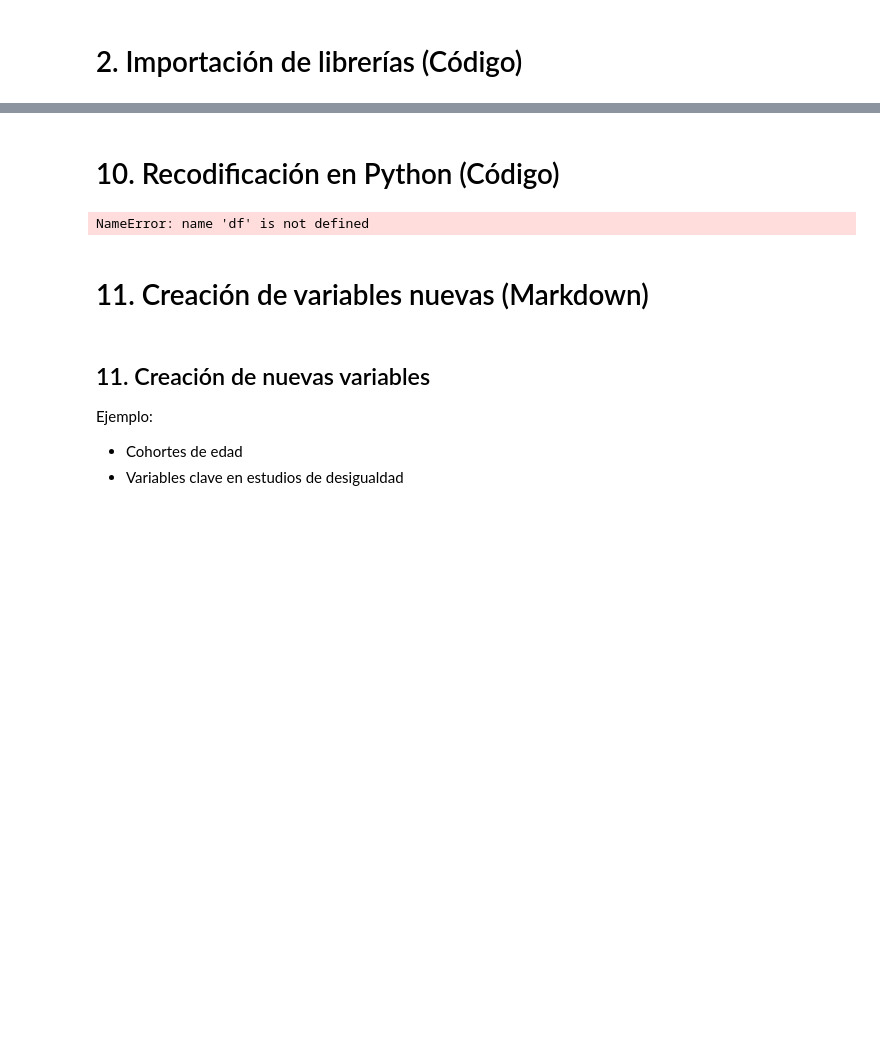
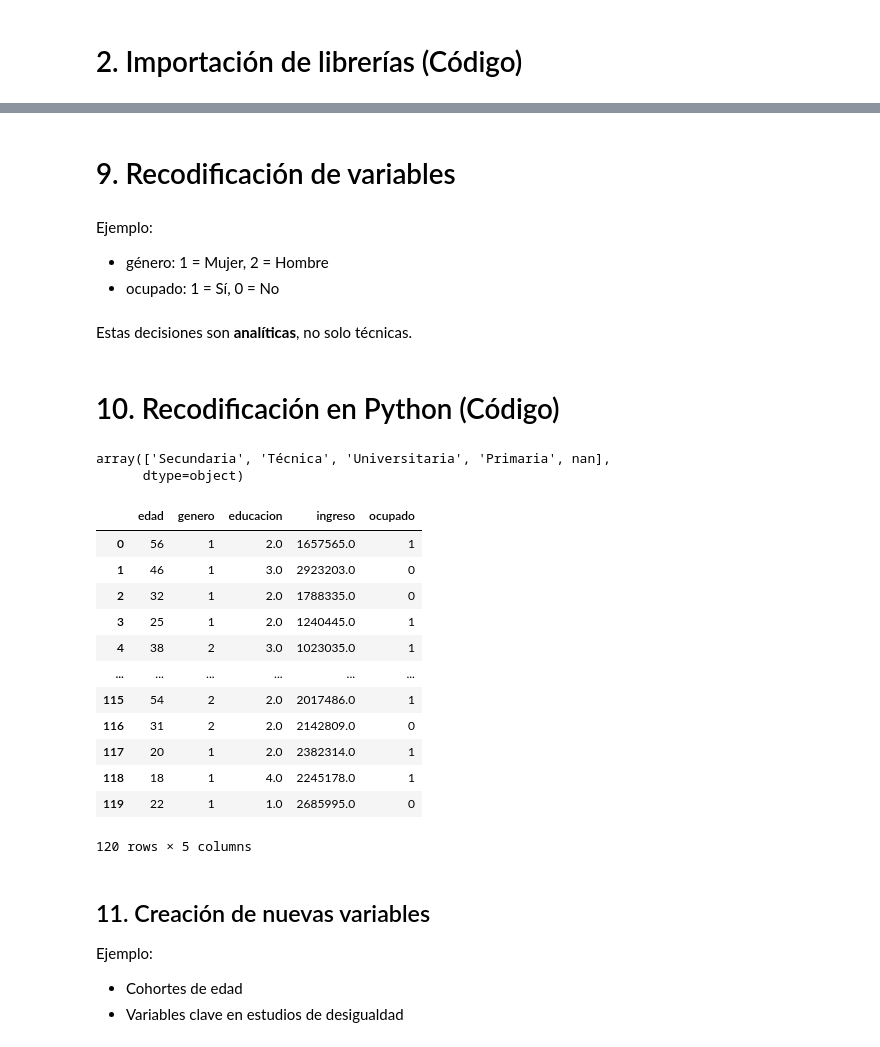
Before and after one commit to marco-canas/curso_analisis_datos_sociales_con_estratificacion, a Jupyter notebook: 1_clases/2_clase/clase_2.ipynb, the cells around one changed output, grey strips where cells are left out. Saved outputs shown, nothing was run; the diff lists cells and outputs as text; code cells hidden in the pictures; blank space fills up the shorter version.

```diff
--- a/1_clases/2_clase/clase_2.ipynb
+++ b/1_clases/2_clase/clase_2.ipynb
@@ -192,0 +231,10 @@ Estas decisiones son **analíticas**, no solo técnicas.
+# %%
+df = pd.DataFrame({
+    "edad": [23, 45, 34, 52, 29],
+    "genero": [1, 2, 1, 2, 1],
+    "educacion": [2, 4, 3, 1, 4],
+    "ingreso": [1200000, 3500000, 2200000, 1800000, 2600000],
+    "ocupado": [1, 1, 1, 0, 1]
+})
+
+df
@@ -192,0 +300,4 @@ Estas decisiones son **analíticas**, no solo técnicas.
+# %%
+
+df = df[["edad", "genero", "educacion", "ingreso", "ocupado"]]
+df
@@ -193,17 +311,41 @@ Estas decisiones son **analíticas**, no solo técnicas.
+# %% [markdown]
+# 9. Recodificación de variables
+# %% [markdown]
+
+Ejemplo:
+- género: 1 = Mujer, 2 = Hombre
+- ocupado: 1 = Sí, 0 = No
+# %% [markdown]
+
+Estas decisiones son **analíticas**, no solo técnicas.
 # %% [markdown]
 
 # 10. Recodificación en Python (Código)
+# %%
+df.educacion.unique()
+# %% [output]
+array(['Secundaria', 'Técnica', 'Universitaria', 'Primaria', nan],
+      dtype=object)
 # %%
 
-df["genero"] = df["genero"].map({1: "Mujer", 2: "Hombre"})
-df["ocupado"] = df["ocupado"].map({1: "Sí", 0: "No"})
-
+df["genero"] = df["genero"].map({"Mujer":1, "Hombre":2})
+df["ocupado"] = df["ocupado"].map({"Sí":1, "No":0})
+df['educacion'] = df['educacion'].map({'Primaria':1, 'Secundaria':2, 'Técnica':3, 'Universitaria':4})
 df
 # %% [output]
+|  | edad | genero | educacion | ingreso | ocupado |
+| 0 | 56 | 1 | 2.0 | 1657565.0 | 1 |
+| 1 | 46 | 1 | 3.0 | 2923203.0 | 0 |
+| 2 | 32 | 1 | 2.0 | 1788335.0 | 0 |
+| 3 | 25 | 1 | 2.0 | 1240445.0 | 1 |
+| 4 | 38 | 2 | 3.0 | 1023035.0 | 1 |
+| ... | ... | ... | ... | ... | ... |
+| 115 | 54 | 2 | 2.0 | 2017486.0 | 1 |
+| 116 | 31 | 2 | 2.0 | 2142809.0 | 0 |
+| 117 | 20 | 1 | 2.0 | 2382314.0 | 1 |
+| 118 | 18 | 1 | 4.0 | 2245178.0 | 1 |
+| 119 | 22 | 1 | 1.0 | 2685995.0 | 0 |
-NameError: name 'df' is not defined
+120 rows × 5 columns
-# %% [markdown]
-
-# 11. Creación de variables nuevas (Markdown)
 # %% [markdown]
 
 ## 11. Creación de nuevas variables
```
Also changed, not shown: parts of 78 cells of this notebook, 6 other files.
